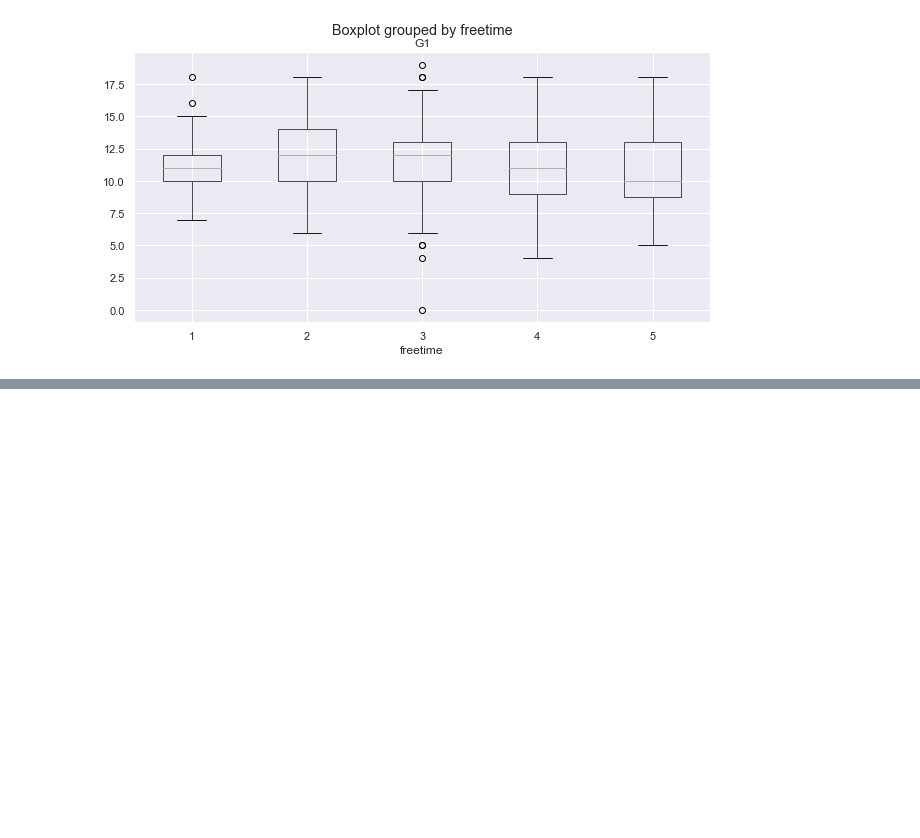
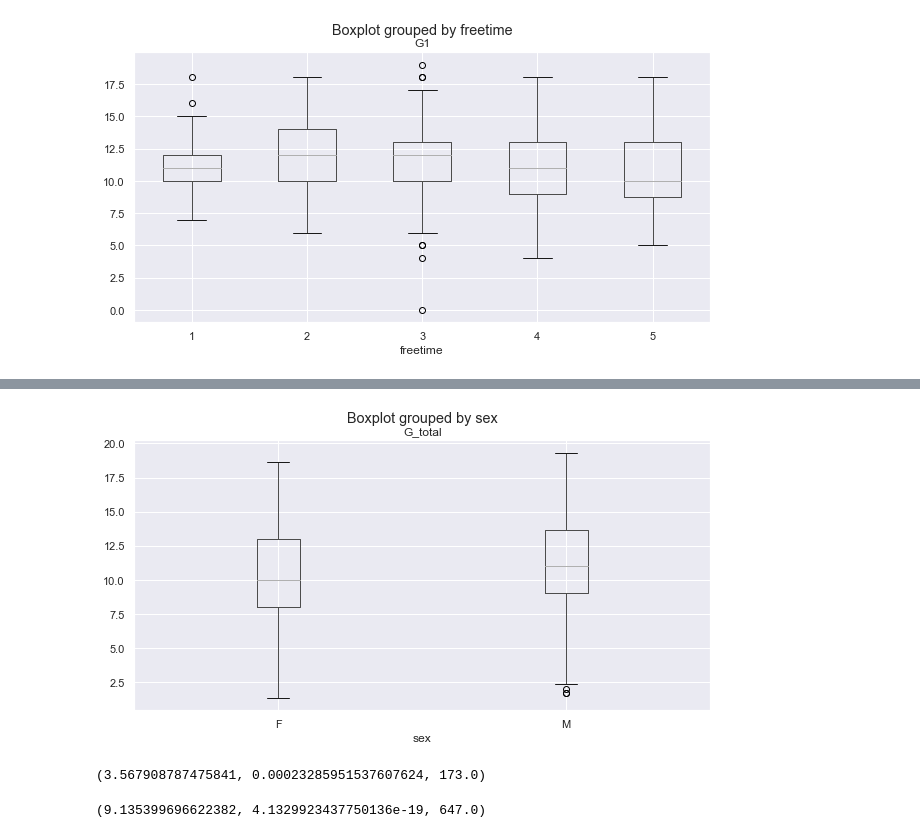
Before and after one commit to bommelbij/CreativeThinking, a Jupyter notebook: CT final paper Ramon.ipynb, the cells around one changed output, grey strips where cells are left out. Saved outputs shown, nothing was run; the diff lists cells and outputs as text; code cells hidden in the pictures; blank space fills up the shorter version.

```diff
--- a/CT final paper Ramon.ipynb
+++ b/CT final paper Ramon.ipynb
@@ -109,0 +133,42 @@ df_student_por.boxplot(column='G1', by='freetime')
+# %%
+#total grade for maths per sex
+df_student_mat['G_total'] = (df_student_mat['G1'] + df_student_mat['G2'] + df_student_mat['G3']) / 3
+df_student_mat.boxplot(column='G_total', by='sex');
+# %% [output]
+[figure, added]
+# %%
+#preprocess data
+mean_freetime_1 = sm.stats.DescrStatsW(df_freetime_1['G_total'])
+mean_freetime_2 = sm.stats.DescrStatsW(df_freetime_2['G_total'])
+mean_freetime_3 = sm.stats.DescrStatsW(df_freetime_3['G_total'])
+mean_freetime_4 = sm.stats.DescrStatsW(df_freetime_4['G_total'])
+mean_freetime_5 = sm.stats.DescrStatsW(df_freetime_5['G_total'])
+
+#make test object
+cm = sm.stats.CompareMeans(mean_freetime_2, mean_freetime_5)
+
+#perform ttest, larger because we check if 2 is significantly larger than 5
+ttest_freetime = cm.ttest_ind(alternative='larger')
+ttest_freetime
+
+#all ttest for mean of 2 being larger compared to the othres is significant.
+# %% [output]
+(3.567908787475841, 0.00023285951537607624, 173.0)
+# %%
+#make column for total alcohol consumption and 2 dfs for male and female
+df_student_por['total_alc'] = (df_student_por['Dalc'] + df_student_por['Walc']) / 2
+df_female = df_student_por[df_student_por['sex'] == 'F'].copy()
+df_male = df_student_por[df_student_por['sex'] == 'M'].copy()
+
+#preprocess data
+mean_female = sm.stats.DescrStatsW(df_female['total_alc'])
+mean_male = sm.stats.DescrStatsW(df_male['total_alc'])
+
+#make test object
+cm = sm.stats.CompareMeans(mean_male, mean_female)
+
+#perform ttest, again larger
+ttest_alcohol = cm.ttest_ind(alternative='larger')
+ttest_alcohol
+# %% [output]
+(9.135399696622382, 4.1329923437750136e-19, 647.0)
```
Also changed, not shown: parts of 5 cells of this notebook.
